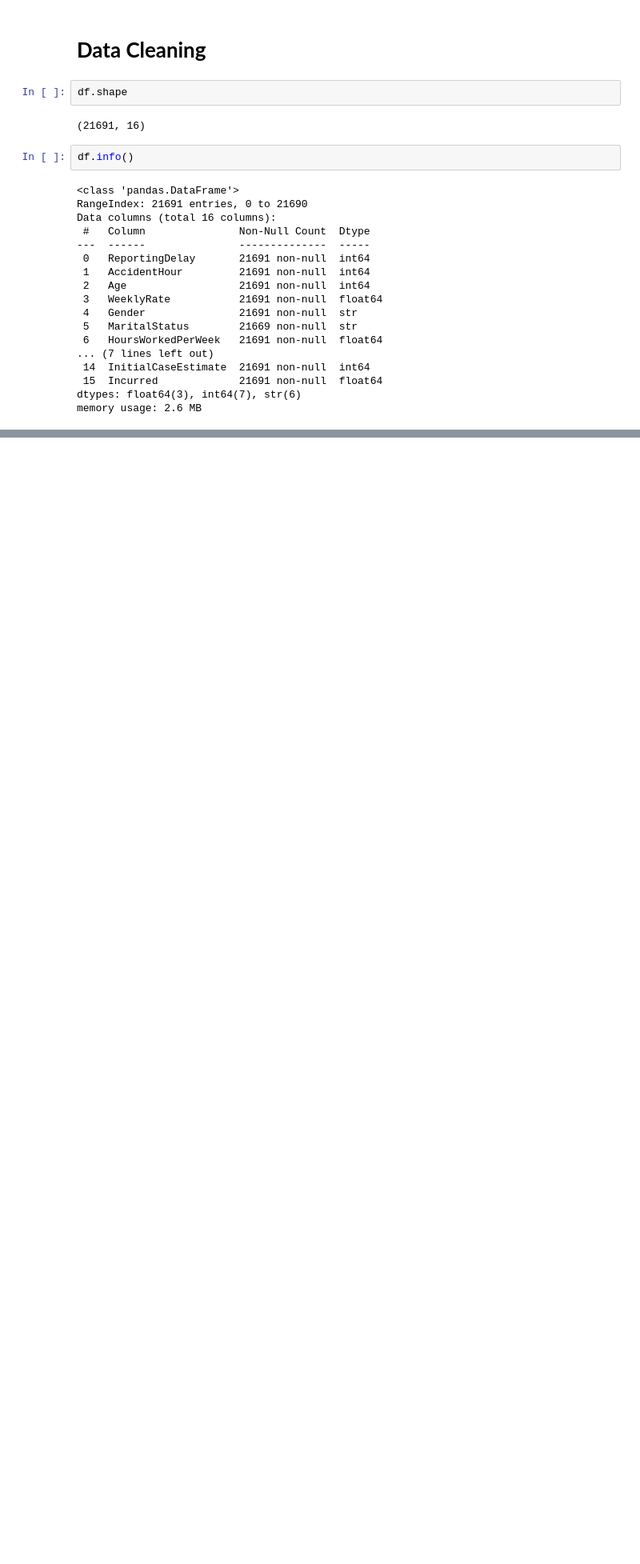
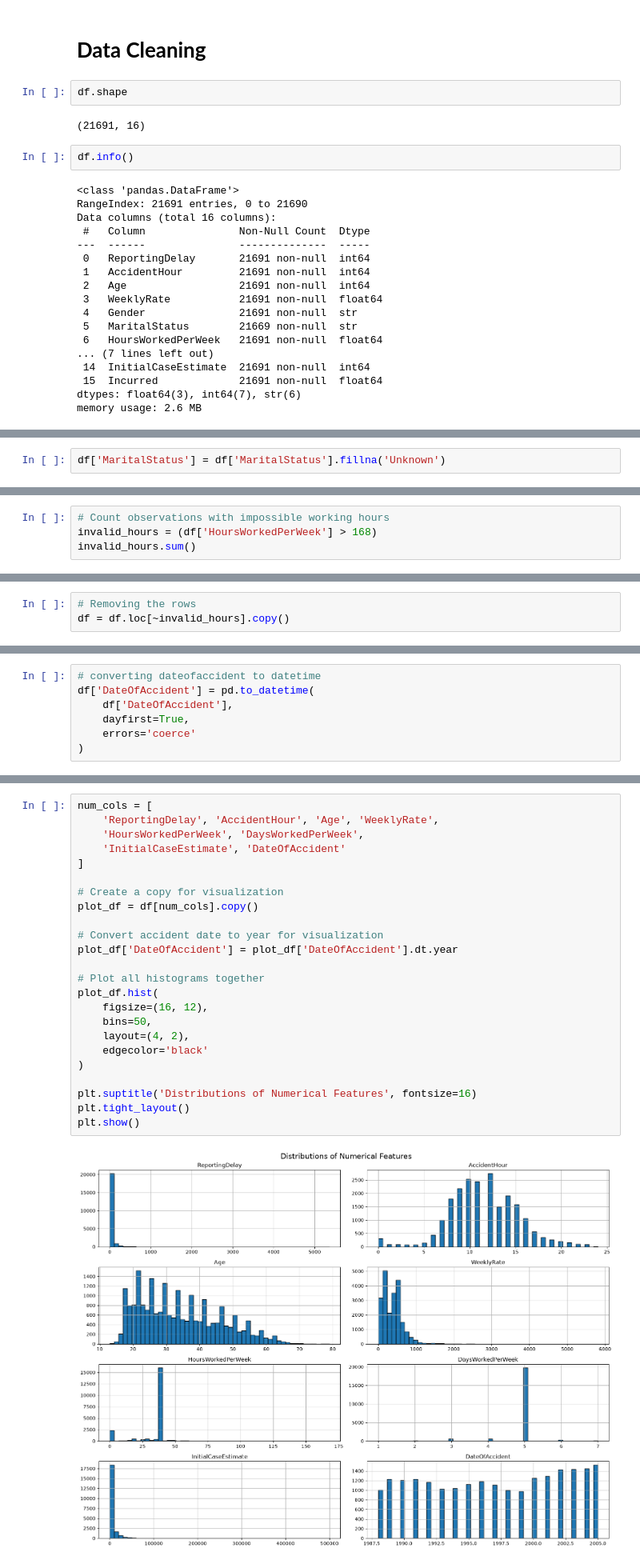
Before and after one commit to PerisN/Final_Capstone_Project, a Jupyter notebook: project.ipynb, the cells around one changed output, grey strips where cells are left out. Shown at 80% size. Cells and saved outputs as stored; diff of their text form; blank space fills up the shorter version.

```diff
--- a/project.ipynb
+++ b/project.ipynb
@@ -53,0 +130,2 @@ memory usage: 2.6 MB
+# %%
+df['MaritalStatus'] = df['MaritalStatus'].fillna('Unknown')
@@ -53,0 +189,4 @@ memory usage: 2.6 MB
+# %%
+# Count observations with impossible working hours
+invalid_hours = (df['HoursWorkedPerWeek'] > 168)
+invalid_hours.sum()
@@ -53,0 +195,3 @@ memory usage: 2.6 MB
+# %%
+# Removing the rows
+df = df.loc[~invalid_hours].copy()
@@ -53,0 +291,7 @@ memory usage: 2.6 MB
+# %%
+# converting dateofaccident to datetime
+df['DateOfAccident'] = pd.to_datetime(
+    df['DateOfAccident'],
+    dayfirst=True,
+    errors='coerce'
+)
@@ -53,0 +318,26 @@ memory usage: 2.6 MB
+# %%
+num_cols = [
+    'ReportingDelay', 'AccidentHour', 'Age', 'WeeklyRate',
+    'HoursWorkedPerWeek', 'DaysWorkedPerWeek',
+    'InitialCaseEstimate', 'DateOfAccident'
+]
+
+# Create a copy for visualization
+plot_df = df[num_cols].copy()
+
+# Convert accident date to year for visualization
+plot_df['DateOfAccident'] = plot_df['DateOfAccident'].dt.year
+
+# Plot all histograms together
+plot_df.hist(
+    figsize=(16, 12),
+    bins=50,
+    layout=(4, 2),
+    edgecolor='black'
+)
+
+plt.suptitle('Distributions of Numerical Features', fontsize=16)
+plt.tight_layout()
+plt.show()
+# %% [output]
+[figure, added]
```
Also changed, not shown: parts of 59 cells of this notebook, 1 other file.
